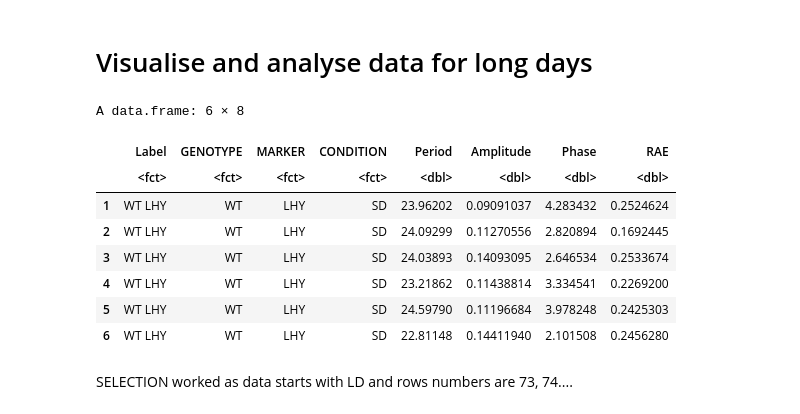
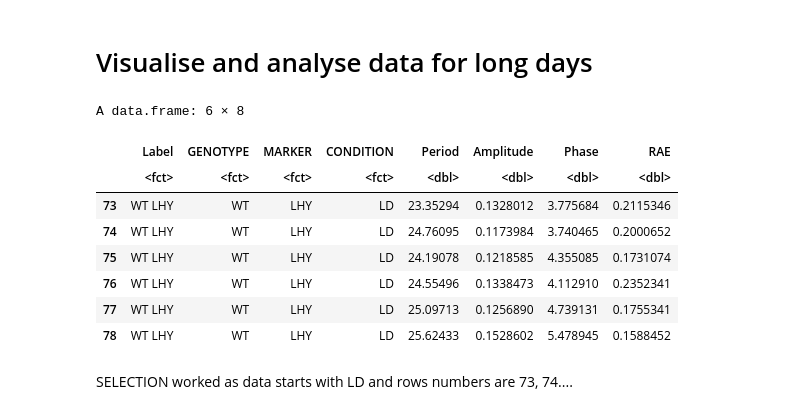
Before and after one commit to BioRDM/circadian-jupyter, a Jupyter notebook: demo-analysis.ipynb, the cells around one changed output. Saved outputs shown, nothing was run; the diff lists cells and outputs as text; code cells hidden in the pictures.

Commit message:
fixed condition to LD

```diff
--- a/demo-analysis.ipynb
+++ b/demo-analysis.ipynb
@@ -93,18 +105,18 @@ Each line had 8 biological replicates. Period analysis was conducted using BioDa
 # %%
 # selecting subset of the data with LD only
 
-df <- subset(all_data, CONDITION == 'SD')
+df <- subset(all_data, CONDITION == 'LD')
 head(df)
 # %% [output]
 A data.frame: 6 × 8
 |  | Label | GENOTYPE | MARKER | CONDITION | Period | Amplitude | Phase | RAE |
 |  | <fct> | <fct> | <fct> | <fct> | <dbl> | <dbl> | <dbl> | <dbl> |
-| 1 | WT LHY | WT | LHY | SD | 23.96202 | 0.09091037 | 4.283432 | 0.2524624 |
-| 2 | WT LHY | WT | LHY | SD | 24.09299 | 0.11270556 | 2.820894 | 0.1692445 |
-| 3 | WT LHY | WT | LHY | SD | 24.03893 | 0.14093095 | 2.646534 | 0.2533674 |
-| 4 | WT LHY | WT | LHY | SD | 23.21862 | 0.11438814 | 3.334541 | 0.2269200 |
-| 5 | WT LHY | WT | LHY | SD | 24.59790 | 0.11196684 | 3.978248 | 0.2425303 |
-| 6 | WT LHY | WT | LHY | SD | 22.81148 | 0.14411940 | 2.101508 | 0.2456280 |
+| 73 | WT LHY | WT | LHY | LD | 23.35294 | 0.1328012 | 3.775684 | 0.2115346 |
+| 74 | WT LHY | WT | LHY | LD | 24.76095 | 0.1173984 | 3.740465 | 0.2000652 |
+| 75 | WT LHY | WT | LHY | LD | 24.19078 | 0.1218585 | 4.355085 | 0.1731074 |
+| 76 | WT LHY | WT | LHY | LD | 24.55496 | 0.1338473 | 4.112910 | 0.2352341 |
+| 77 | WT LHY | WT | LHY | LD | 25.09713 | 0.1256890 | 4.739131 | 0.1755341 |
+| 78 | WT LHY | WT | LHY | LD | 25.62433 | 0.1528602 | 5.478945 | 0.1588452 |
 # %% [markdown]
 SELECTION worked as data starts with LD and rows numbers are 73, 74....
 # %%
```
Also changed, not shown: parts of 1 cell of this notebook.
